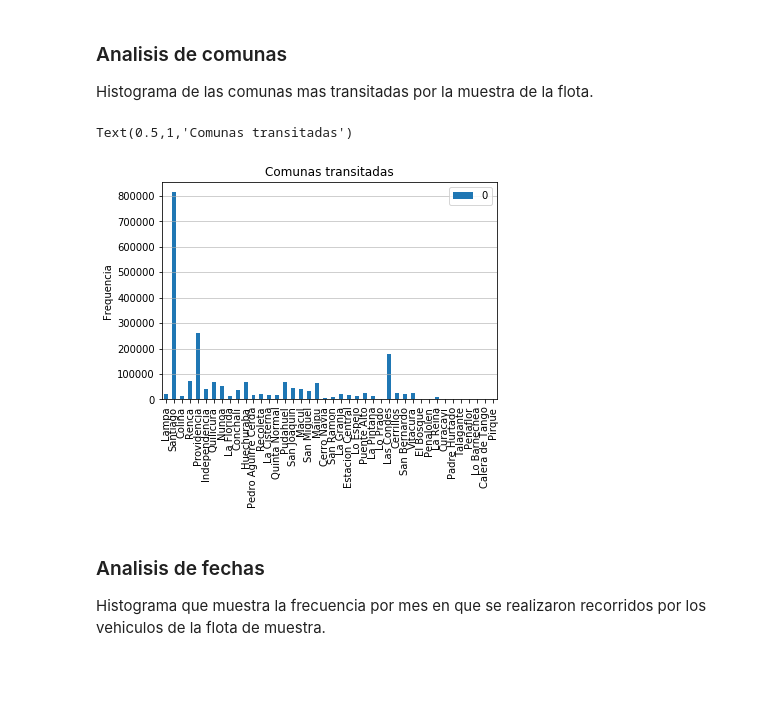
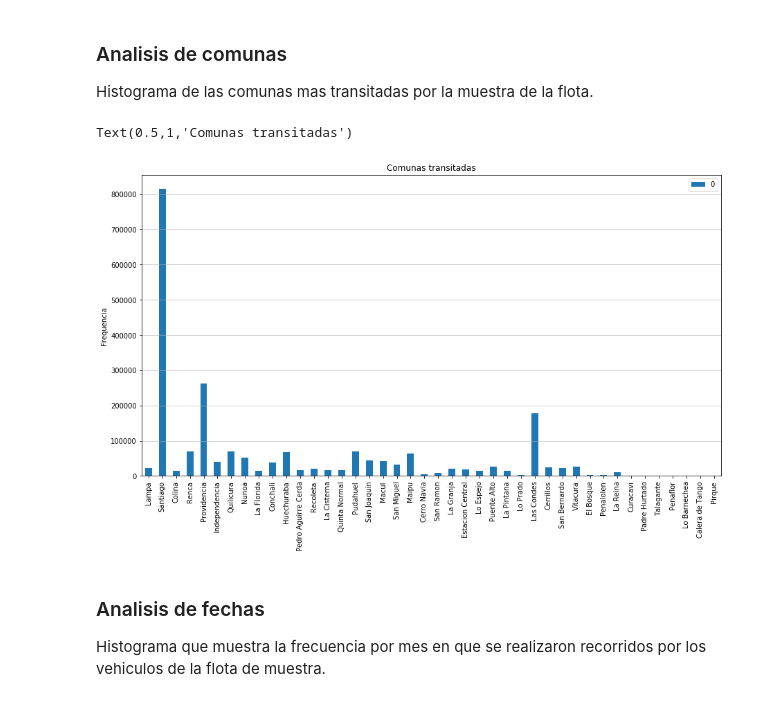
Before and after one commit to yieniggu/CTL-UNAB, a Jupyter notebook: historic data/Analisis Univariable de la data Historica.ipynb, the cells around one changed output. Cells and saved outputs as stored; diff of their text form; code cells hidden in the pictures; blank space fills up the shorter version.

```diff
--- a/historic data/Analisis Univariable de la data Historica.ipynb
+++ b/historic data/Analisis Univariable de la data Historica.ipynb
@@ -71,22 +71,22 @@ Histograma de las comunas mas transitadas por la muestra de la flota.
 # %%
 # Utilizaremos la funcion counter del modulo Collections
 from collections import Counter
 
 # Obtenemos la data de las comunas transitadas
 uni_data = historic_data["Nombre_Comuna"]
 
 # Diccionario de frecuencias por comuna, esto es necesario para plotear histogramas con variables tipo string
 counter = Counter(uni_data)
 
 # Construccion de un dataframe en base al diccionario definido anteriormente y plotteo de la data
 df = pd.DataFrame.from_dict(counter, orient='index')
-df.plot(kind='bar')
+df.plot.bar(figsize=(15, 8))
 plt.grid(axis='y', alpha=0.75)
 plt.ylabel('Frequencia')
 plt.title("Comunas transitadas")
 # %% [output]
 Text(0.5,1,'Comunas transitadas')
-[figure, old version]
+[figure, new version]
 # %% [markdown]
 ### Analisis de fechas
 
```
Also changed, not shown: parts of 2 cells of this notebook.
